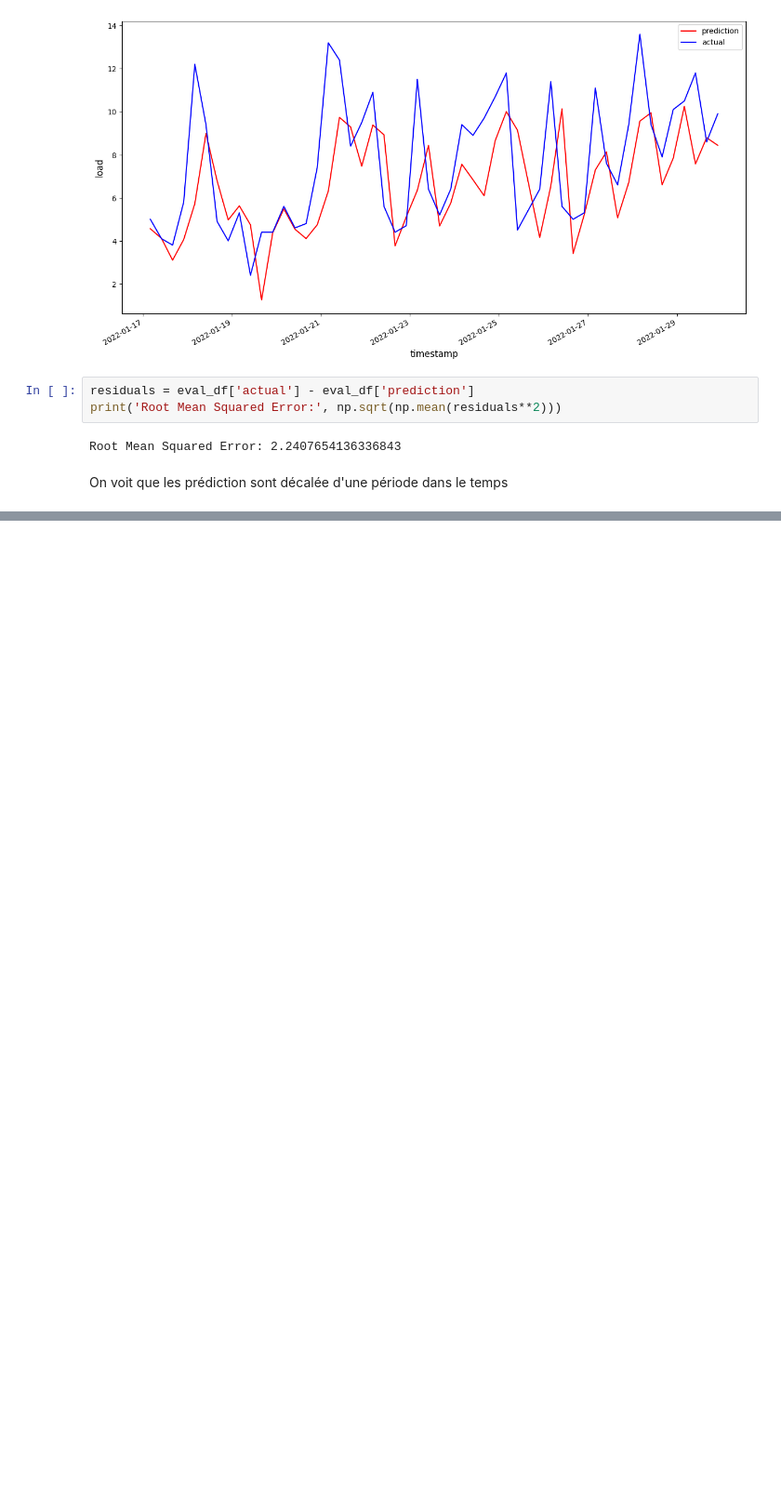
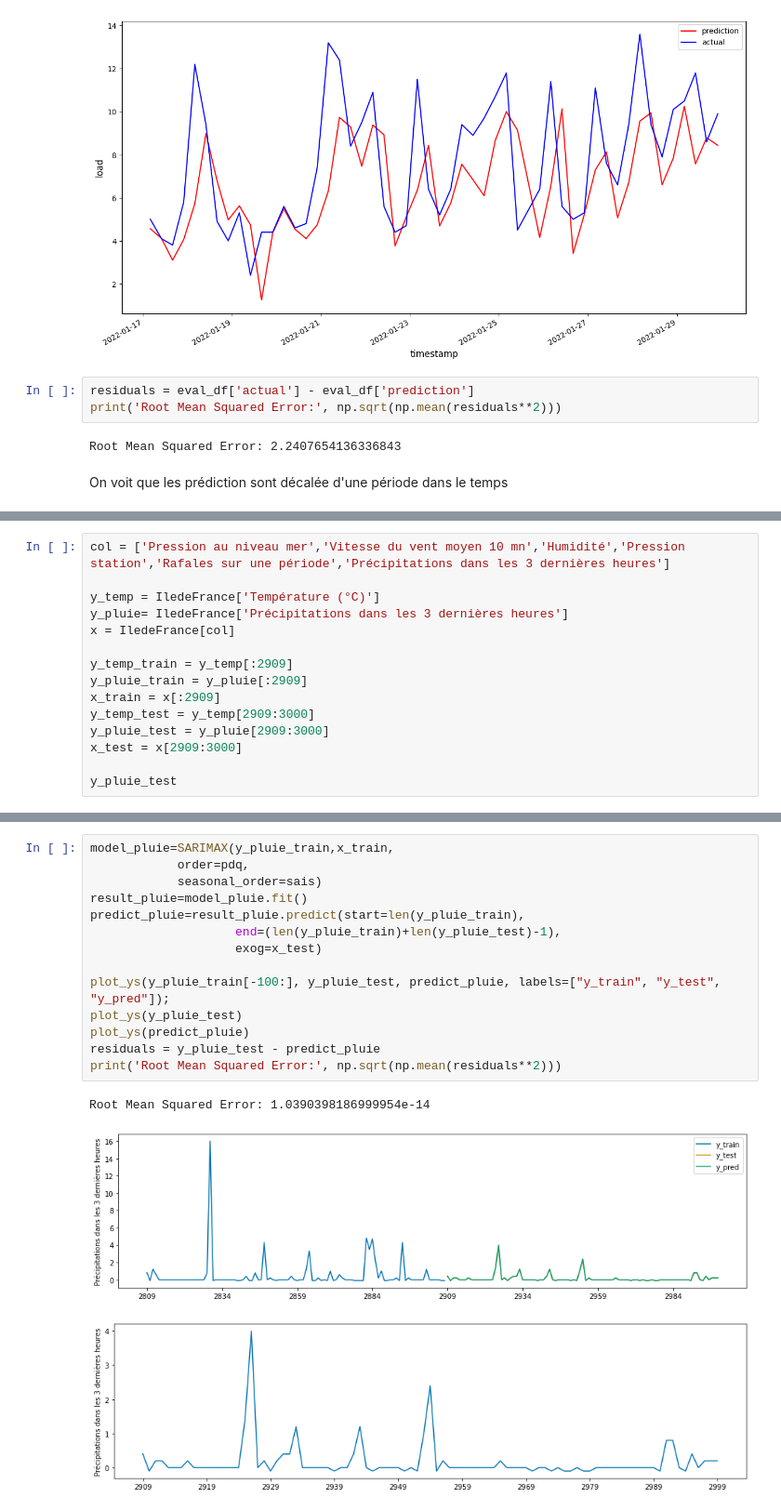
Before and after one commit to JAndretti/Projet-Time-Series-E5, a Jupyter notebook: main.ipynb, the cells around one changed output, grey strips where cells are left out. Shown at 93% size. Saved outputs shown, nothing was run; the diff lists cells and outputs as text; blank space fills up the shorter version.

```diff
--- a/main.ipynb
+++ b/main.ipynb
@@ -880,0 +927,15 @@ On voit que les prédiction sont décalée d'une période dans le temps
+# %%
+col = ['Pression au niveau mer','Vitesse du vent moyen 10 mn','Humidité','Pression station','Rafales sur une période','Précipitations dans les 3 dernières heures']
+
+y_temp = IledeFrance['Température (°C)']
+y_pluie= IledeFrance['Précipitations dans les 3 dernières heures']
+x = IledeFrance[col]
+
+y_temp_train = y_temp[:2909]
+y_pluie_train = y_pluie[:2909]
+x_train = x[:2909]
+y_temp_test = y_temp[2909:3000]
+y_pluie_test = y_pluie[2909:3000]
+x_test = x[2909:3000]
+
+y_pluie_test
@@ -880,0 +963,18 @@ On voit que les prédiction sont décalée d'une période dans le temps
+# %%
+model_pluie=SARIMAX(y_pluie_train,x_train,
+            order=pdq,
+            seasonal_order=sais)
+result_pluie=model_pluie.fit()
+predict_pluie=result_pluie.predict(start=len(y_pluie_train),
+                    end=(len(y_pluie_train)+len(y_pluie_test)-1),
+                    exog=x_test)
+
+plot_ys(y_pluie_train[-100:], y_pluie_test, predict_pluie, labels=["y_train", "y_test", "y_pred"]);
+plot_ys(y_pluie_test)
+plot_ys(predict_pluie)
+residuals = y_pluie_test - predict_pluie
+print('Root Mean Squared Error:', np.sqrt(np.mean(residuals**2)))
+# %% [output]
+Root Mean Squared Error: 1.0390398186999954e-14
+[figure, added]
+[figure, added]
```
Also changed, not shown: parts of 12 cells of this notebook.
